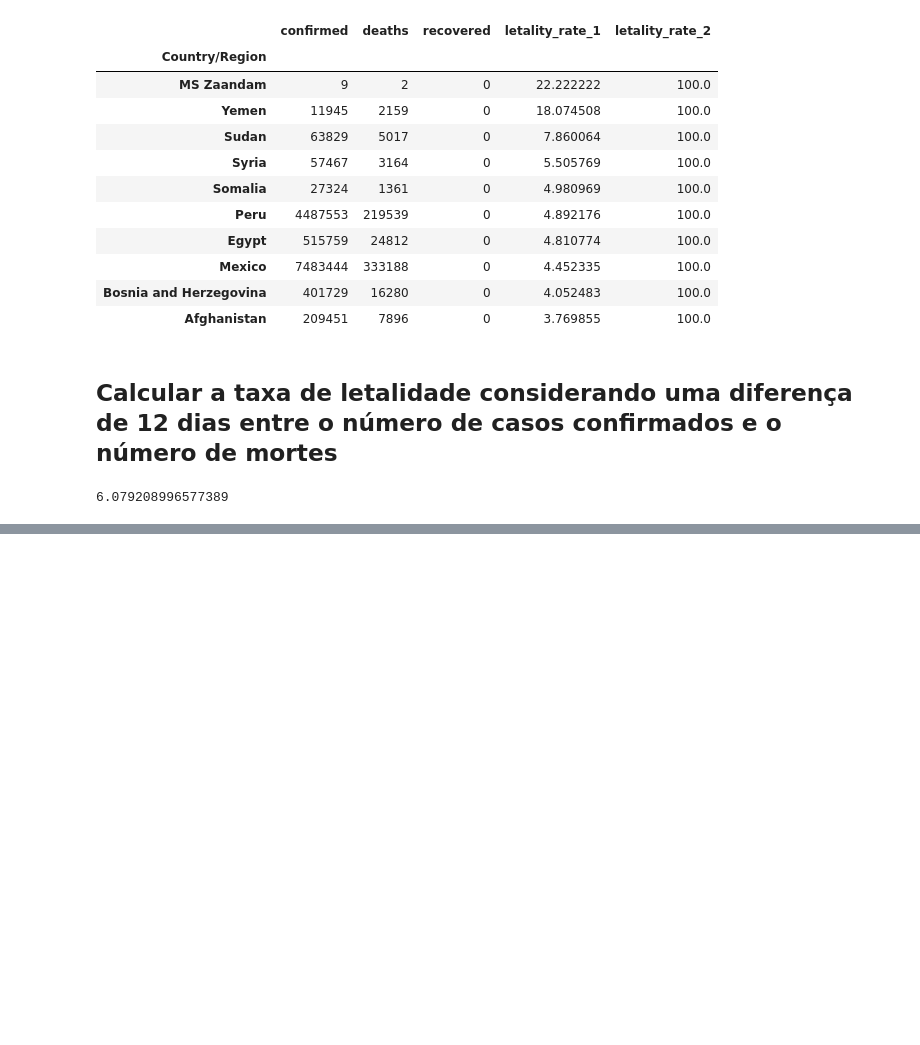
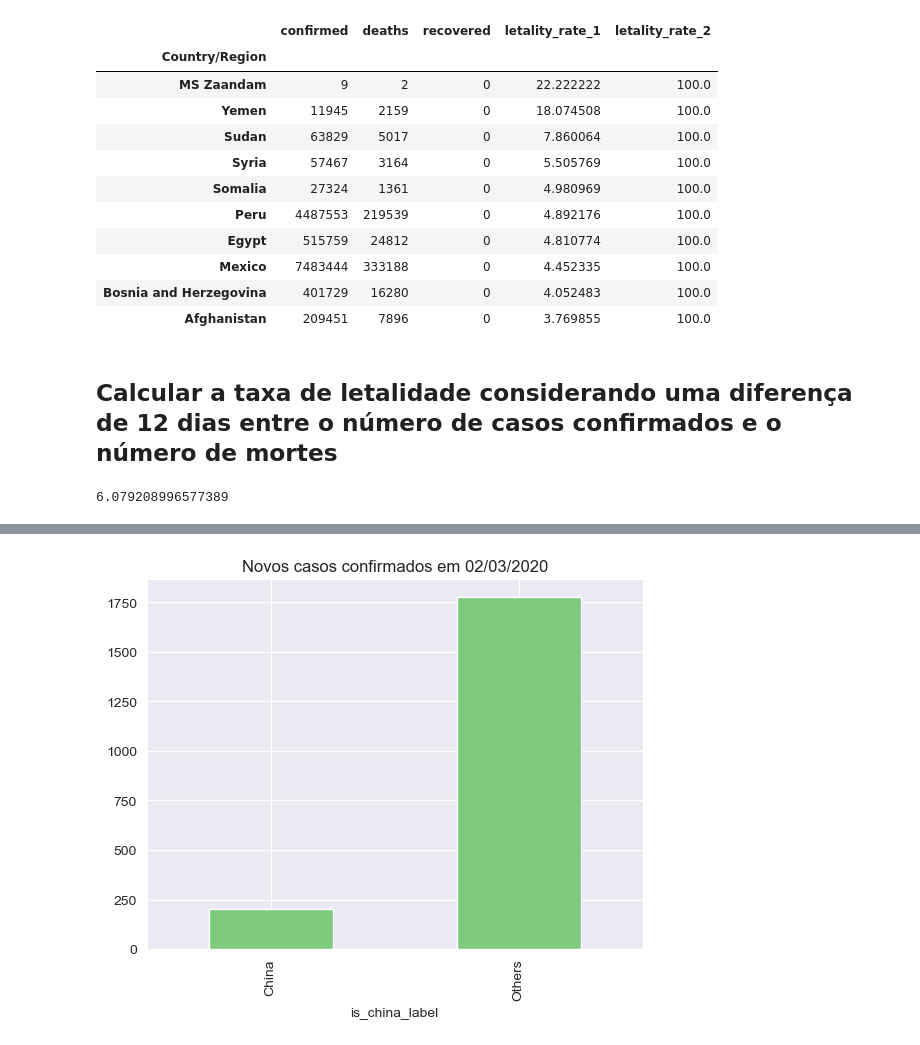
Before and after one commit to ledsouza/Covid19, a Jupyter notebook: eda_covid19.ipynb, the cells around one changed output, grey strips where cells are left out. Saved outputs shown, nothing was run; the diff lists cells and outputs as text; code cells hidden in the pictures; blank space fills up the shorter version.

```diff
--- a/eda_covid19.ipynb
+++ b/eda_covid19.ipynb
@@ -263,0 +311,8 @@ print(letality_rate_1 * 100)
+# %%
+summed = confirmed.groupby('is_china_label').sum()
+summed['delta'] = summed['3/2/20'] - summed['3/1/20']
+summed['delta'].plot(kind = 'bar')
+plt.title('Novos casos confirmados em 02/03/2020')
+plt.show()
+# %% [output]
+[figure, added]
```
Also changed, not shown: parts of 12 cells of this notebook.
